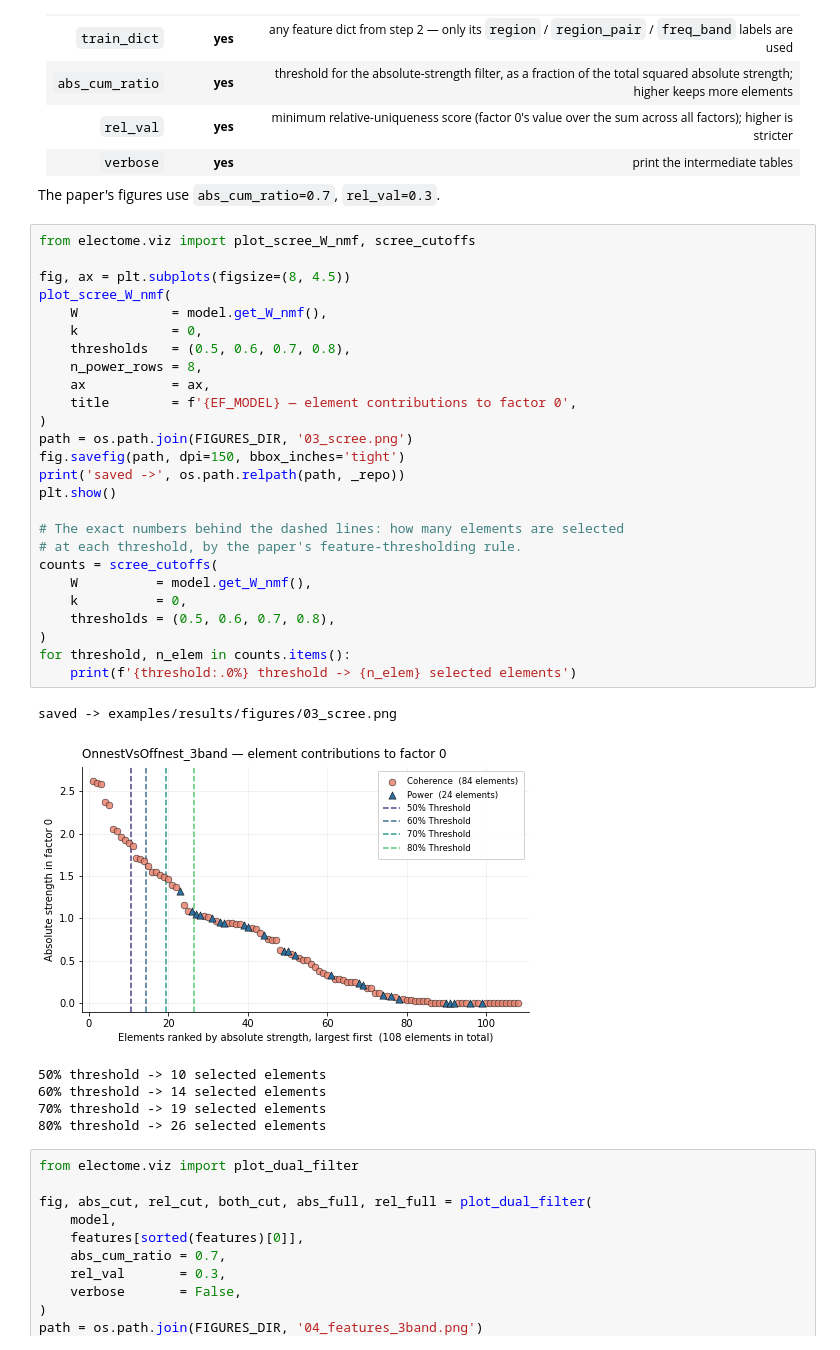
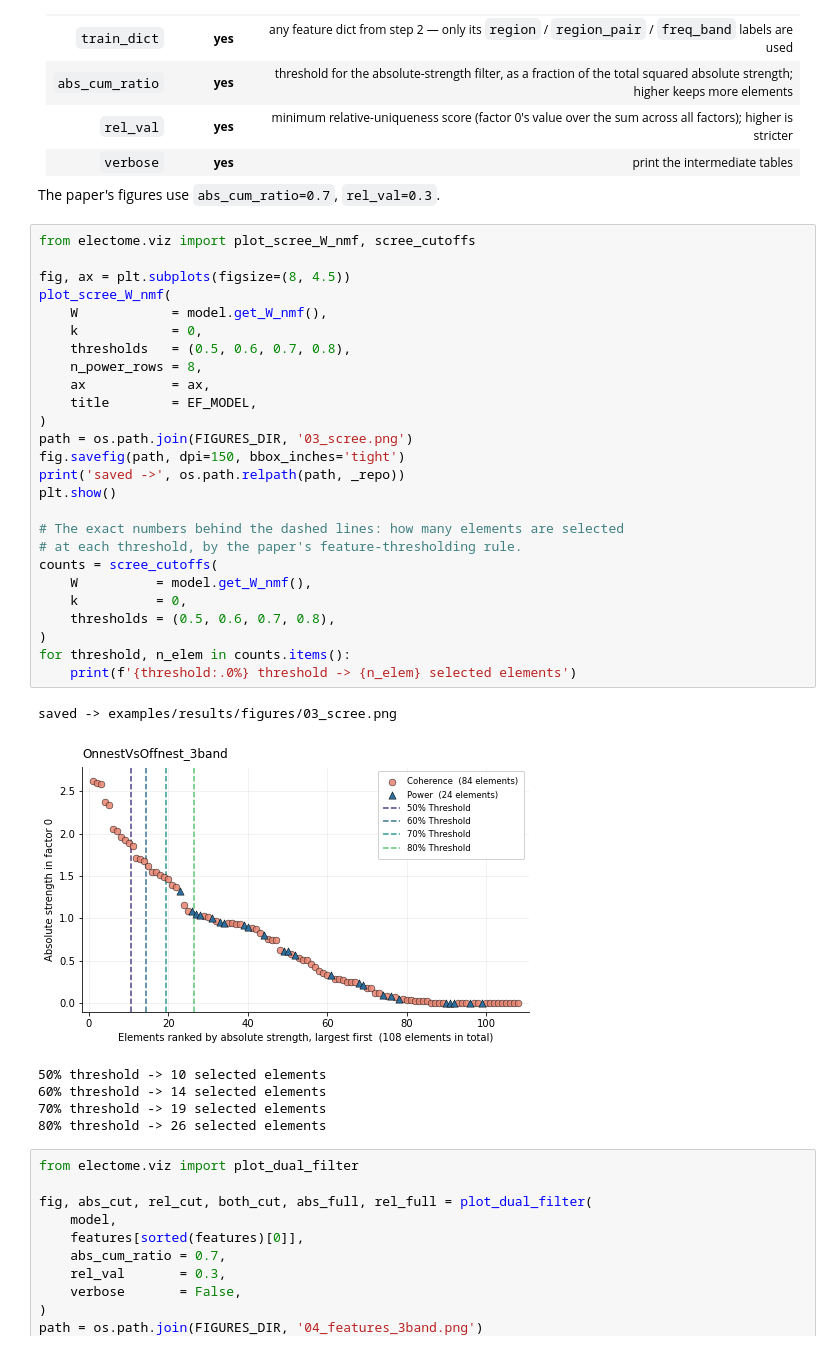
Before and after one commit to ElaineYilinW/maternal-electome-EF, a Jupyter notebook: examples/tutorial.ipynb, the cells around one changed output. Saved outputs shown, nothing was run; the diff lists cells and outputs as text.

Commit message:
tutorial: drop the trailing phrase from the scree figure title
The title is just the model name now; the axes already say what is plotted.

Co-Authored-By: Claude Opus 5 <noreply@anthropic.com>

```diff
--- a/examples/tutorial.ipynb
+++ b/examples/tutorial.ipynb
@@ -738,32 +738,32 @@ The paper's figures use `abs_cum_ratio=0.7`, `rel_val=0.3`.
 # %%
 from electome.viz import plot_scree_W_nmf, scree_cutoffs
 
 fig, ax = plt.subplots(figsize=(8, 4.5))
 plot_scree_W_nmf(
     W            = model.get_W_nmf(),
     k            = 0,
     thresholds   = (0.5, 0.6, 0.7, 0.8),
     n_power_rows = 8,
     ax           = ax,
-    title        = f'{EF_MODEL} — element contributions to factor 0',
+    title        = EF_MODEL,
 )
 path = os.path.join(FIGURES_DIR, '03_scree.png')
 fig.savefig(path, dpi=150, bbox_inches='tight')
 print('saved ->', os.path.relpath(path, _repo))
 plt.show()
 
 # The exact numbers behind the dashed lines: how many elements are selected
 # at each threshold, by the paper's feature-thresholding rule.
 counts = scree_cutoffs(
     W          = model.get_W_nmf(),
     k          = 0,
     thresholds = (0.5, 0.6, 0.7, 0.8),
 )
 for threshold, n_elem in counts.items():
     print(f'{threshold:.0%} threshold -> {n_elem} selected elements')
 # %% [output]
 saved -> examples/results/figures/03_scree.png
-[figure, old version]
+[figure, new version]
 50% threshold -> 10 selected elements
 60% threshold -> 14 selected elements
 70% threshold -> 19 selected elements
```
Also changed, not shown: parts of 1 cell of this notebook, 3 other files.
